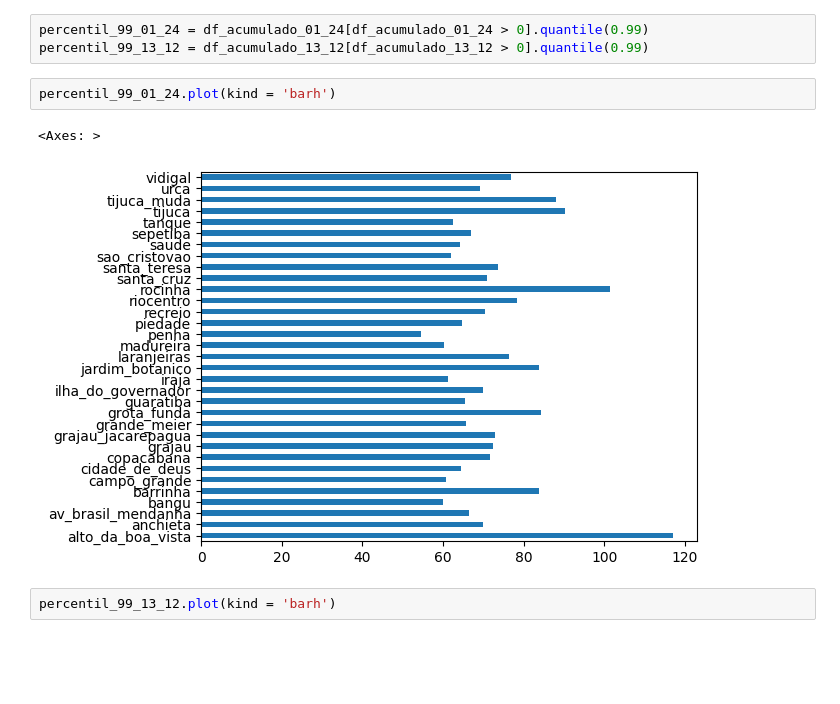
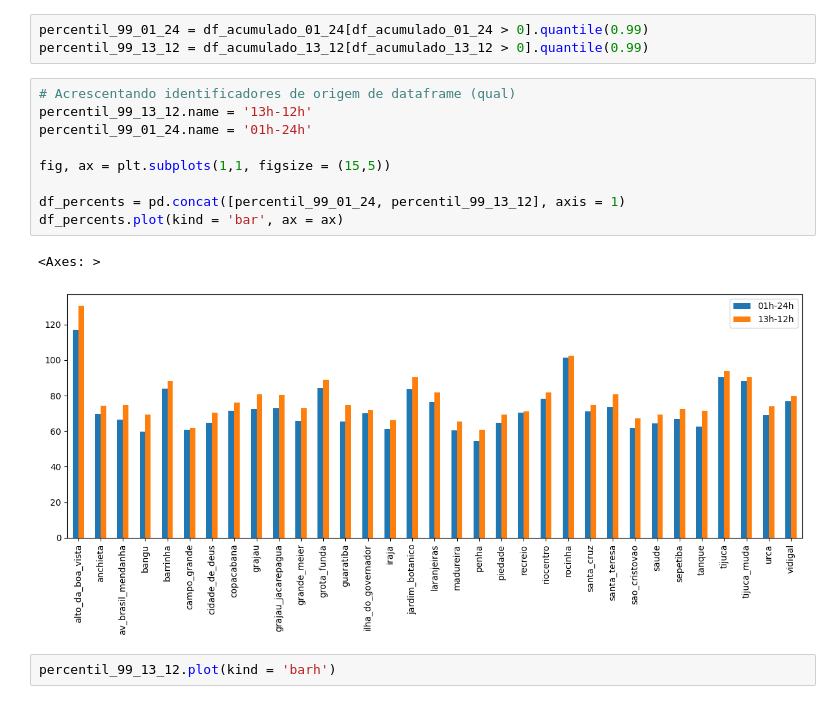
Before and after one commit to eduviana1/Eventos-Extremos-Cidade-do-Rio-de-Janeiro, a Jupyter notebook: (Edu)_TEEP_chuva_horaria.ipynb, the cells around one changed output. Saved outputs shown, nothing was run; the diff lists cells and outputs as text; blank space fills up the shorter version.

```diff
--- a/(Edu)_TEEP_chuva_horaria.ipynb
+++ b/(Edu)_TEEP_chuva_horaria.ipynb
@@ -297,11 +303,18 @@ display(df_acumulado_01_24.head(), df_acumulado_13_12.head())
 # %%
 percentil_99_01_24 = df_acumulado_01_24[df_acumulado_01_24 > 0].quantile(0.99)
 percentil_99_13_12 = df_acumulado_13_12[df_acumulado_13_12 > 0].quantile(0.99)
-# %%
-percentil_99_01_24.plot(kind = 'barh')
-# %% [output]
-<Axes: >
-[figure, removed]
+# %%
+# Acrescentando identificadores de origem de dataframe (qual)
+percentil_99_13_12.name = '13h-12h'
+percentil_99_01_24.name = '01h-24h'
+
+fig, ax = plt.subplots(1,1, figsize = (15,5))
+
+df_percents = pd.concat([percentil_99_01_24, percentil_99_13_12], axis = 1)
+df_percents.plot(kind = 'bar', ax = ax)
+# %% [output]
+<Axes: >
+[figure, added]
 # %%
 percentil_99_13_12.plot(kind = 'barh')
 # %% [output]
```
Also changed, not shown: parts of 5 cells of this notebook.
